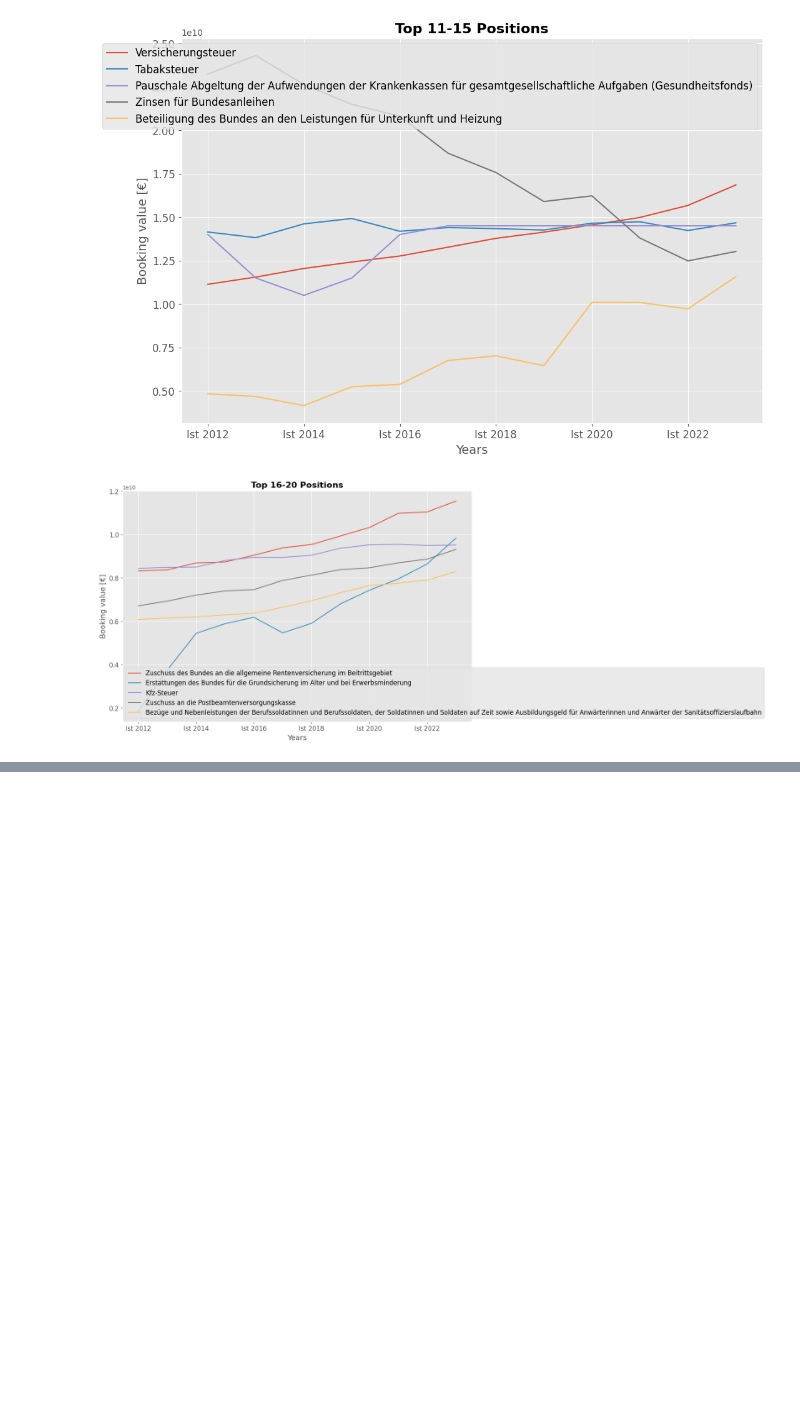
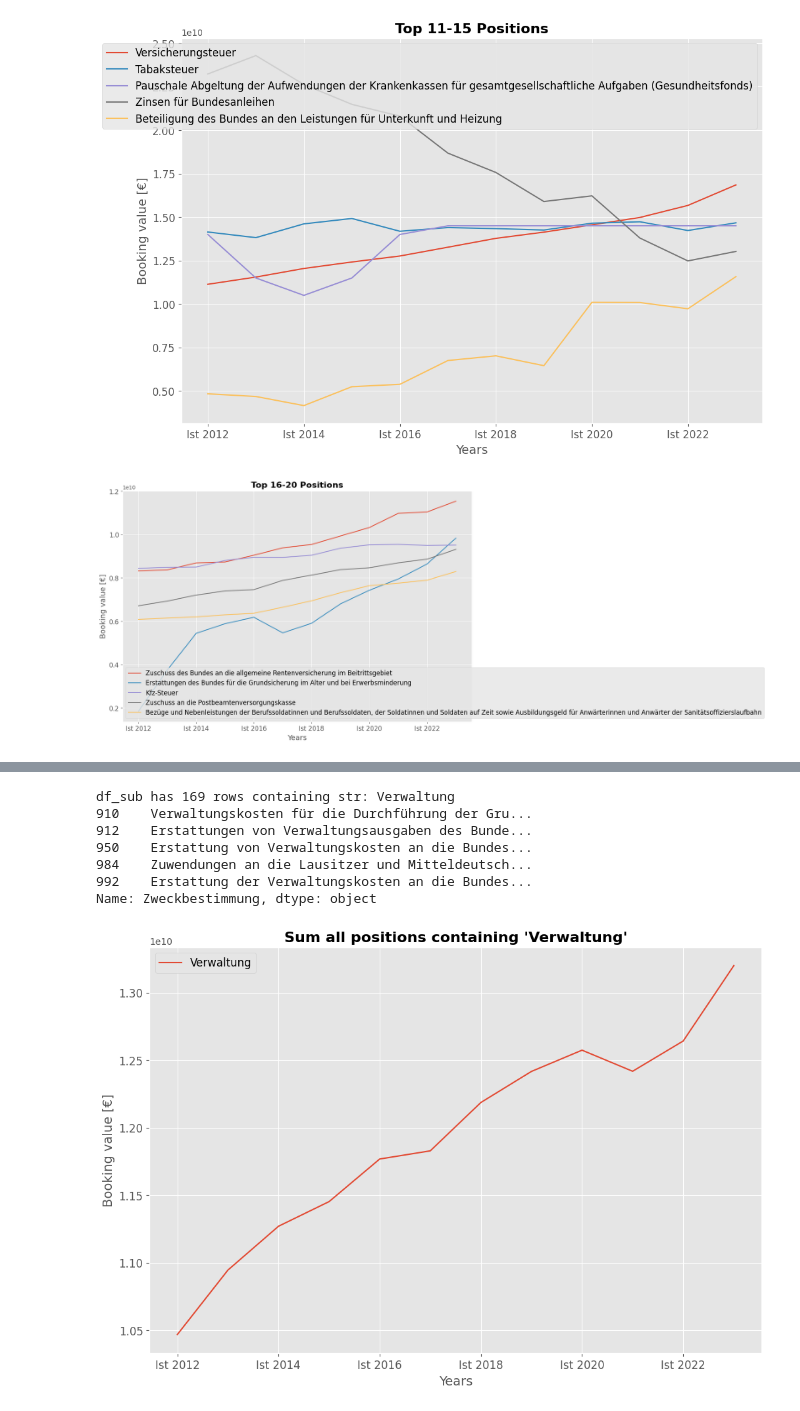
Before and after one commit to MaxwellMuF/Urban_technologie_project_Bundeshaushalt, a Jupyter notebook: 5_analyse_data.ipynb, the cells around one changed output, grey strips where cells are left out. Cells and saved outputs as stored; diff of their text form; code cells hidden in the pictures; blank space fills up the shorter version.

```diff
--- a/5_analyse_data.ipynb
+++ b/5_analyse_data.ipynb
@@ -128,0 +165,11 @@ plot_5_positions(df_10y, (15,20))
+# %%
+plot_kategory(df_10y, "Verwaltung")
+# %% [output]
+df_sub has 169 rows containing str: Verwaltung
+910    Verwaltungskosten für die Durchführung der Gru...
+912    Erstattungen von Verwaltungsausgaben des Bunde...
+950    Erstattung von Verwaltungskosten an die Bundes...
+984    Zuwendungen an die Lausitzer und Mitteldeutsch...
+992    Erstattung der Verwaltungskosten an die Bundes...
+Name: Zweckbestimmung, dtype: object
+[figure, added]
```
Also changed, not shown: parts of 20 cells of this notebook, 6 other files.
